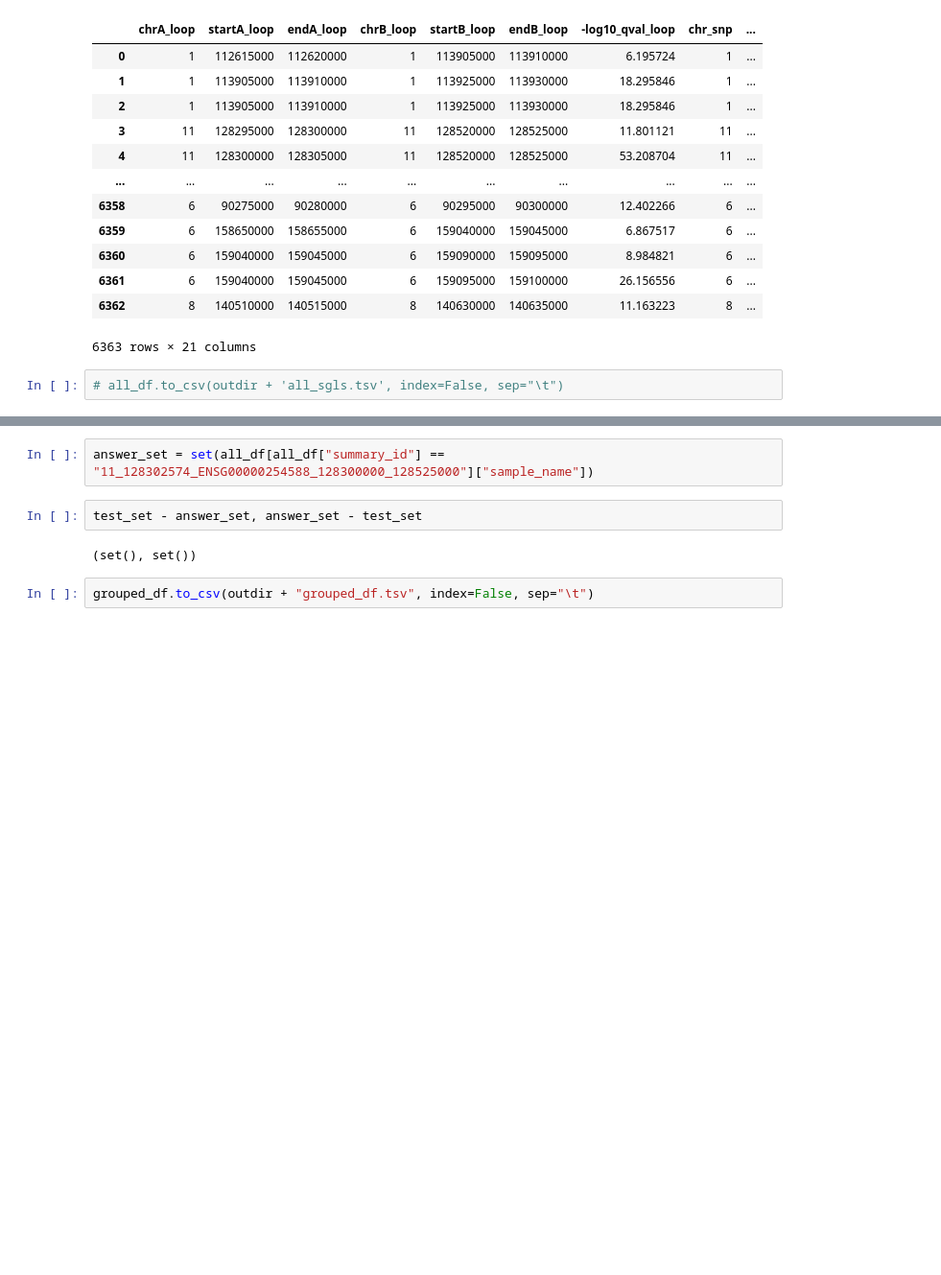
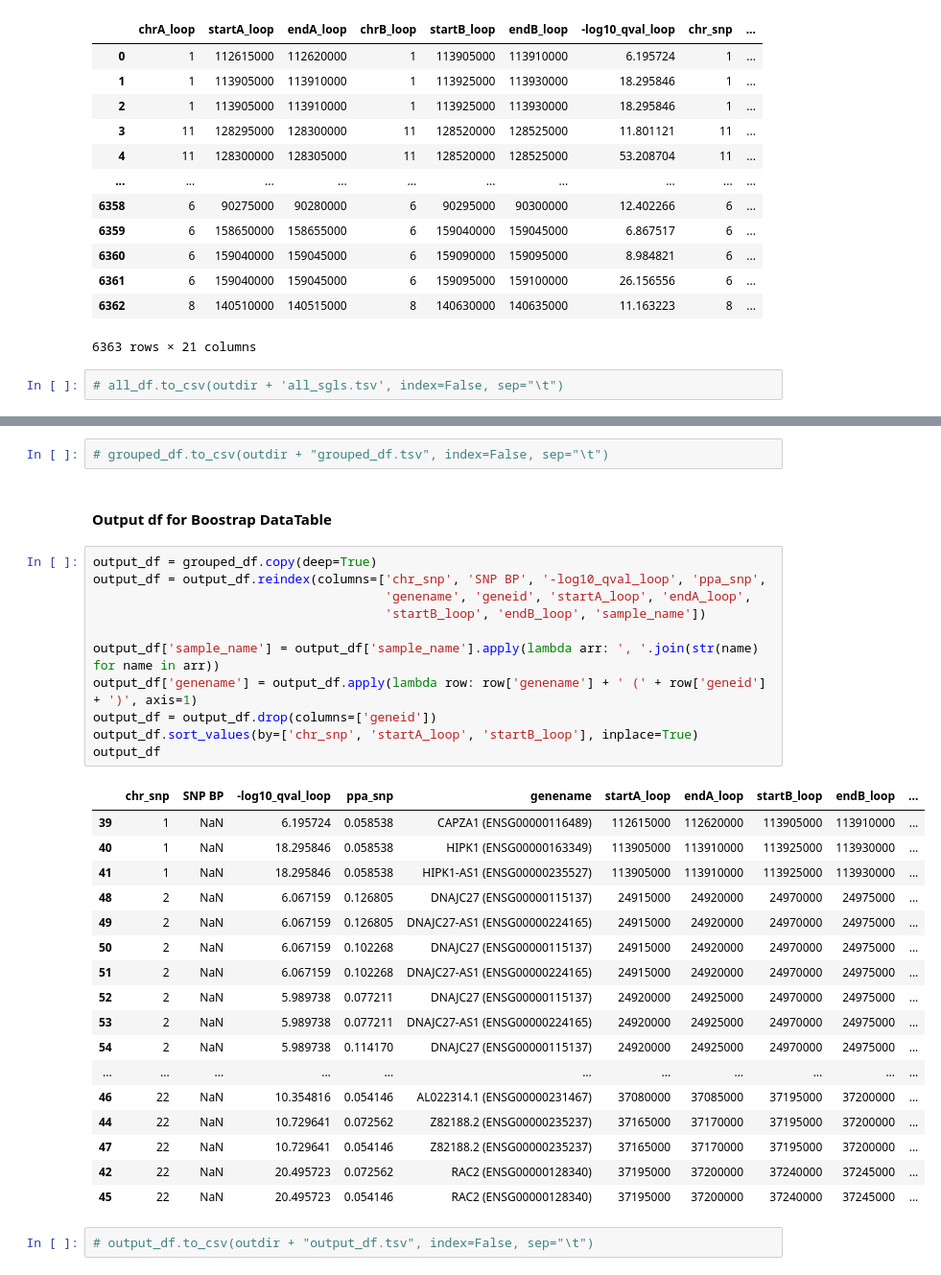
Before and after one commit to ay-lab-team/Loop-Catalog-SGLs, a Jupyter notebook: workflow/qscripts/finemap/LC.Summary_of_FineMapping_SGLs.ipynb, the cells around one changed output, grey strips where cells are left out. Shown: that part at 96% size. Cells and saved outputs as stored; diff of their text form; blank space fills up the shorter version.

Commit message:
Added comments, reformatted output_df

```diff
--- a/workflow/qscripts/finemap/LC.Summary_of_FineMapping_SGLs.ipynb
+++ b/workflow/qscripts/finemap/LC.Summary_of_FineMapping_SGLs.ipynb
@@ -152,8 +131,35 @@ print(test_ls)
-# %%
-answer_set = set(all_df[all_df["summary_id"] == "11_128302574_ENSG00000254588_128300000_128525000"]["sample_name"])
-# %%
-test_set - answer_set, answer_set - test_set
-# %% [output]
-(set(), set())
-# %%
-grouped_df.to_csv(outdir + "grouped_df.tsv", index=False, sep="\t")
+# %%
+# grouped_df.to_csv(outdir + "grouped_df.tsv", index=False, sep="\t")
+# %% [markdown]
+#### Output df for Boostrap DataTable
+# %%
+output_df = grouped_df.copy(deep=True)
+output_df = output_df.reindex(columns=['chr_snp', 'SNP BP', '-log10_qval_loop', 'ppa_snp',
+                                       'genename', 'geneid', 'startA_loop', 'endA_loop',
+                                       'startB_loop', 'endB_loop', 'sample_name'])
+
+output_df['sample_name'] = output_df['sample_name'].apply(lambda arr: ', '.join(str(name) for name in arr))
+output_df['genename'] = output_df.apply(lambda row: row['genename'] + ' (' + row['geneid'] + ')', axis=1)
+output_df = output_df.drop(columns=['geneid'])
+output_df.sort_values(by=['chr_snp', 'startA_loop', 'startB_loop'], inplace=True)
+output_df
+# %% [output]
+|  | chr_snp | SNP BP | -log10_qval_loop | ppa_snp | genename | startA_loop | endA_loop | startB_loop | endB_loop | ... |
+| 39 | 1 | NaN | 6.195724 | 0.058538 | CAPZA1 (ENSG00000116489) | 112615000 | 112620000 | 113905000 | 113910000 | ... |
+| 40 | 1 | NaN | 18.295846 | 0.058538 | HIPK1 (ENSG00000163349) | 113905000 | 113910000 | 113925000 | 113930000 | ... |
+| 41 | 1 | NaN | 18.295846 | 0.058538 | HIPK1-AS1 (ENSG00000235527) | 113905000 | 113910000 | 113925000 | 113930000 | ... |
+| 48 | 2 | NaN | 6.067159 | 0.126805 | DNAJC27 (ENSG00000115137) | 24915000 | 24920000 | 24970000 | 24975000 | ... |
+| 49 | 2 | NaN | 6.067159 | 0.126805 | DNAJC27-AS1 (ENSG00000224165) | 24915000 | 24920000 | 24970000 | 24975000 | ... |
+| 50 | 2 | NaN | 6.067159 | 0.102268 | DNAJC27 (ENSG00000115137) | 24915000 | 24920000 | 24970000 | 24975000 | ... |
+| 51 | 2 | NaN | 6.067159 | 0.102268 | DNAJC27-AS1 (ENSG00000224165) | 24915000 | 24920000 | 24970000 | 24975000 | ... |
+| 52 | 2 | NaN | 5.989738 | 0.077211 | DNAJC27 (ENSG00000115137) | 24920000 | 24925000 | 24970000 | 24975000 | ... |
+| 53 | 2 | NaN | 5.989738 | 0.077211 | DNAJC27-AS1 (ENSG00000224165) | 24920000 | 24925000 | 24970000 | 24975000 | ... |
+| 54 | 2 | NaN | 5.989738 | 0.114170 | DNAJC27 (ENSG00000115137) | 24920000 | 24925000 | 24970000 | 24975000 | ... |
+| ... | ... | ... | ... | ... | ... | ... | ... | ... | ... | ... |
+| 46 | 22 | NaN | 10.354816 | 0.054146 | AL022314.1 (ENSG00000231467) | 37080000 | 37085000 | 37195000 | 37200000 | ... |
+| 44 | 22 | NaN | 10.729641 | 0.072562 | Z82188.2 (ENSG00000235237) | 37165000 | 37170000 | 37195000 | 37200000 | ... |
+| 47 | 22 | NaN | 10.729641 | 0.054146 | Z82188.2 (ENSG00000235237) | 37165000 | 37170000 | 37195000 | 37200000 | ... |
+| 42 | 22 | NaN | 20.495723 | 0.072562 | RAC2 (ENSG00000128340) | 37195000 | 37200000 | 37240000 | 37245000 | ... |
+| 45 | 22 | NaN | 20.495723 | 0.054146 | RAC2 (ENSG00000128340) | 37195000 | 37200000 | 37240000 | 37245000 | ... |
+# %%
+# output_df.to_csv(outdir + "output_df.tsv", index=False, sep="\t")
```
Also changed, not shown: parts of 10 cells of this notebook.
